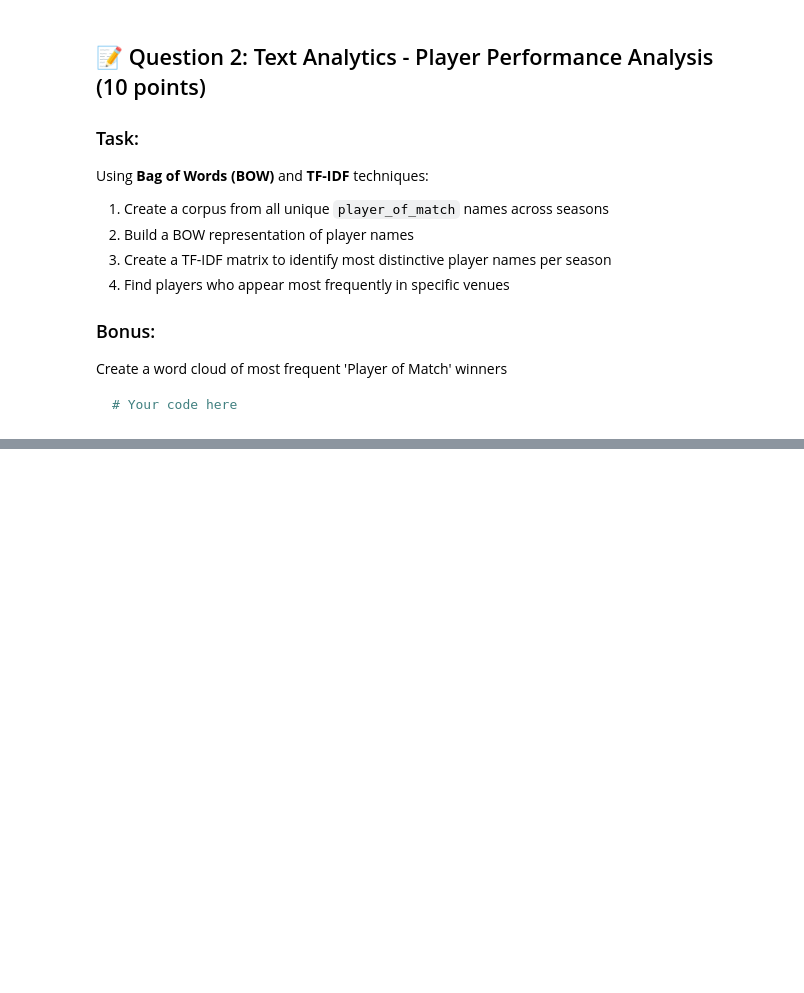
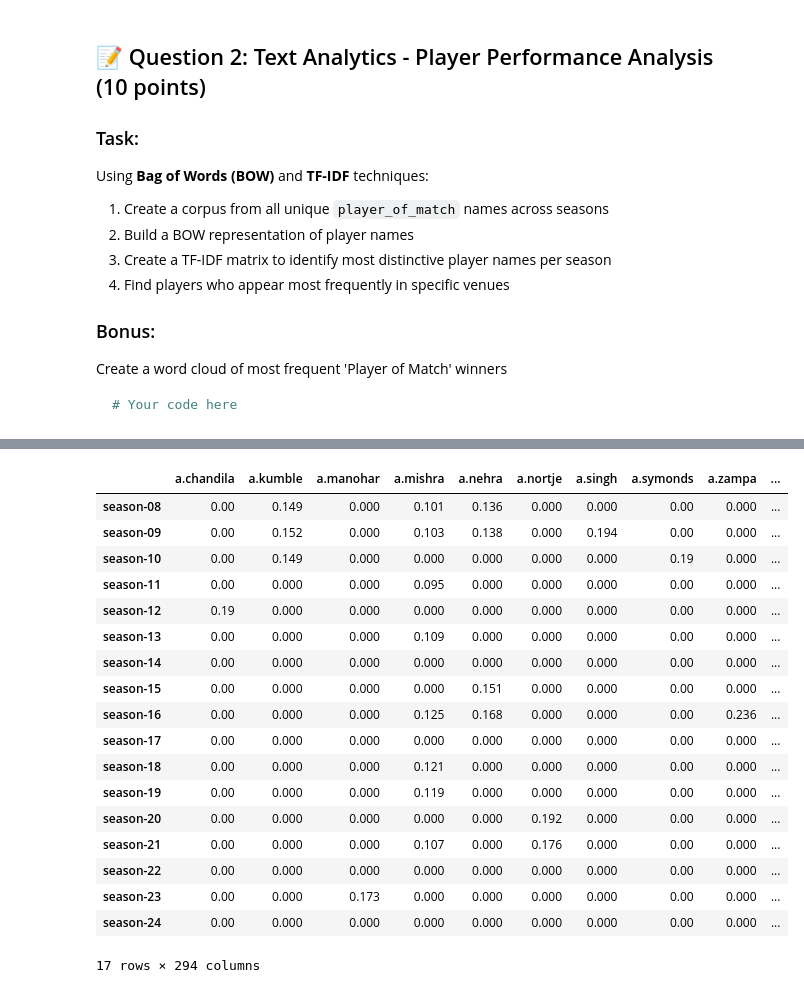
Before and after one commit to sanketmishra009/aiml, a Jupyter notebook: projects/iplAnalysis/analysis.ipynb, the cells around one changed output, grey strips where cells are left out. Saved outputs shown, nothing was run; the diff lists cells and outputs as text; code cells hidden in the pictures; blank space fills up the shorter version.

```diff
--- a/projects/iplAnalysis/analysis.ipynb
+++ b/projects/iplAnalysis/analysis.ipynb
@@ -402,0 +491,26 @@ Create a word cloud of most frequent 'Player of Match' winners
+# %%
+tvector = TfidfVectorizer(token_pattern= r'(?u)\b[\w\.]+\b')
+tmat = tvector.fit_transform(ndoc)
+tfidf = pd.DataFrame(tmat.toarray() , columns = tvector.get_feature_names_out()).round(3)
+tfidf.index = [f"season-{str(season)[-2:]}" for season in player_list_per_season['season']]
+tfidf
+# %% [output]
+|  | a.chandila | a.kumble | a.manohar | a.mishra | a.nehra | a.nortje | a.singh | a.symonds | a.zampa | ... |
+| season-08 | 0.00 | 0.149 | 0.000 | 0.101 | 0.136 | 0.000 | 0.000 | 0.00 | 0.000 | ... |
+| season-09 | 0.00 | 0.152 | 0.000 | 0.103 | 0.138 | 0.000 | 0.194 | 0.00 | 0.000 | ... |
+| season-10 | 0.00 | 0.149 | 0.000 | 0.000 | 0.000 | 0.000 | 0.000 | 0.19 | 0.000 | ... |
+| season-11 | 0.00 | 0.000 | 0.000 | 0.095 | 0.000 | 0.000 | 0.000 | 0.00 | 0.000 | ... |
+| season-12 | 0.19 | 0.000 | 0.000 | 0.000 | 0.000 | 0.000 | 0.000 | 0.00 | 0.000 | ... |
+| season-13 | 0.00 | 0.000 | 0.000 | 0.109 | 0.000 | 0.000 | 0.000 | 0.00 | 0.000 | ... |
+| season-14 | 0.00 | 0.000 | 0.000 | 0.000 | 0.000 | 0.000 | 0.000 | 0.00 | 0.000 | ... |
+| season-15 | 0.00 | 0.000 | 0.000 | 0.000 | 0.151 | 0.000 | 0.000 | 0.00 | 0.000 | ... |
+| season-16 | 0.00 | 0.000 | 0.000 | 0.125 | 0.168 | 0.000 | 0.000 | 0.00 | 0.236 | ... |
+| season-17 | 0.00 | 0.000 | 0.000 | 0.000 | 0.000 | 0.000 | 0.000 | 0.00 | 0.000 | ... |
+| season-18 | 0.00 | 0.000 | 0.000 | 0.121 | 0.000 | 0.000 | 0.000 | 0.00 | 0.000 | ... |
+| season-19 | 0.00 | 0.000 | 0.000 | 0.119 | 0.000 | 0.000 | 0.000 | 0.00 | 0.000 | ... |
+| season-20 | 0.00 | 0.000 | 0.000 | 0.000 | 0.000 | 0.192 | 0.000 | 0.00 | 0.000 | ... |
+| season-21 | 0.00 | 0.000 | 0.000 | 0.107 | 0.000 | 0.176 | 0.000 | 0.00 | 0.000 | ... |
+| season-22 | 0.00 | 0.000 | 0.000 | 0.000 | 0.000 | 0.000 | 0.000 | 0.00 | 0.000 | ... |
+| season-23 | 0.00 | 0.000 | 0.173 | 0.000 | 0.000 | 0.000 | 0.000 | 0.00 | 0.000 | ... |
+| season-24 | 0.00 | 0.000 | 0.000 | 0.000 | 0.000 | 0.000 | 0.000 | 0.00 | 0.000 | ... |
+17 rows × 294 columns
```
Also changed, not shown: parts of 9 cells of this notebook, 14 other files.
